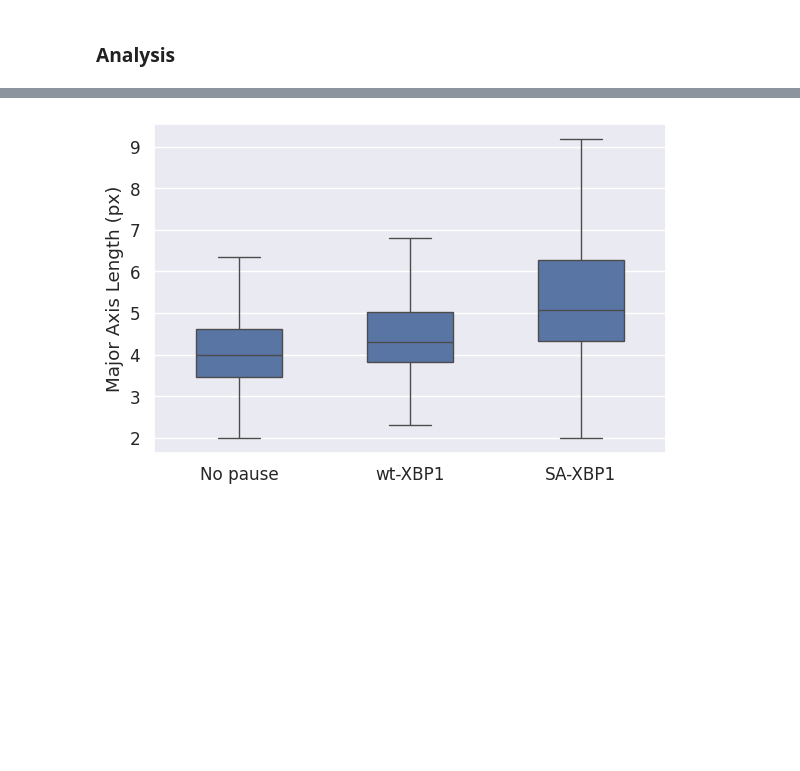
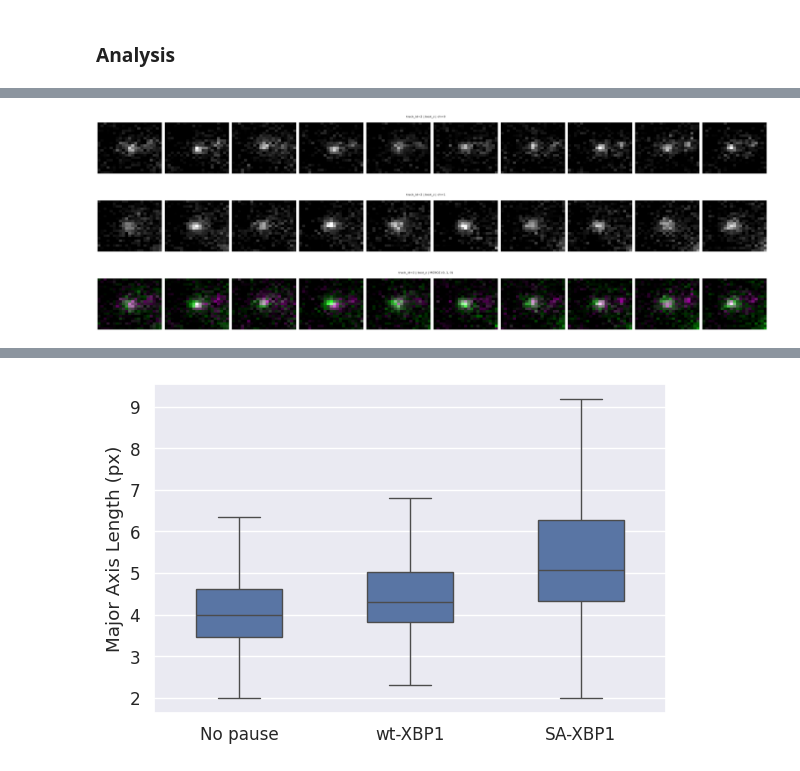
Before and after one commit to timstasevich/croparray, a Jupyter notebook: notebooks/Translation_Stalling_Quantification.ipynb, the cells around one changed output, grey strips where cells are left out. Drawn from its saved outputs; the diff is of its cells as text; code cells hidden in the pictures; blank space fills up the shorter version.

```diff
--- a/notebooks/Translation_Stalling_Quantification.ipynb
+++ b/notebooks/Translation_Stalling_Quantification.ipynb
@@ -136,0 +89,6 @@ ta2.tplot.plot_trackarray_crops(layer="ch0_mask_manual", track_id=[25], t=(0, 25
+# %%
+test.sel(fov=0).tplot.plot_trackarray_crops(layer="best_z", track_ids=[toi[1]], t=(0, 10, 1),show_merge_chs=(0,1,0),quantile_range=(0.02, 0.999), rolling=1);
+# %% [output]
+[figure, added]
+[figure, added]
+[figure, added]
```
Also changed, not shown: parts of 23 cells of this notebook, 10 other files.
